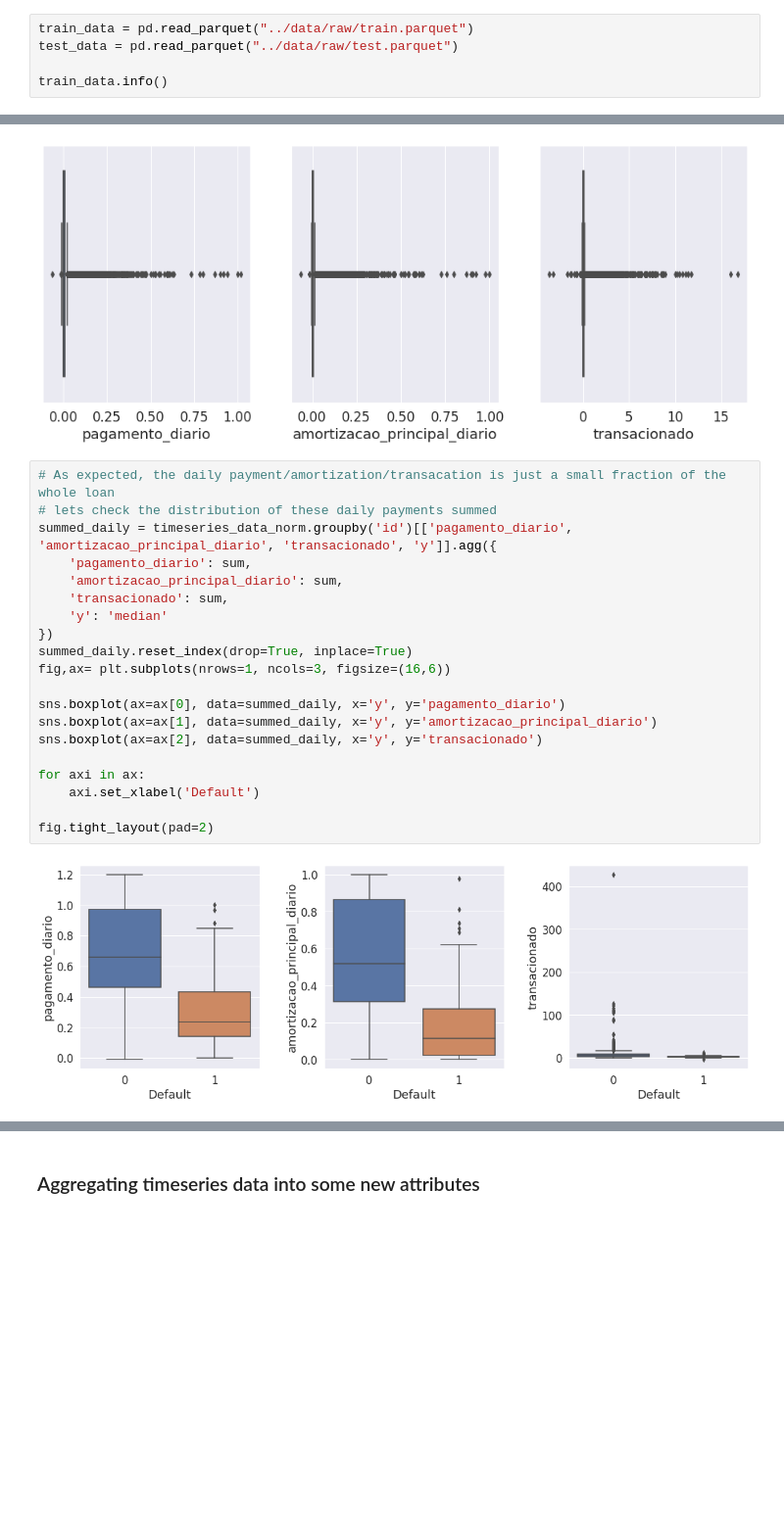
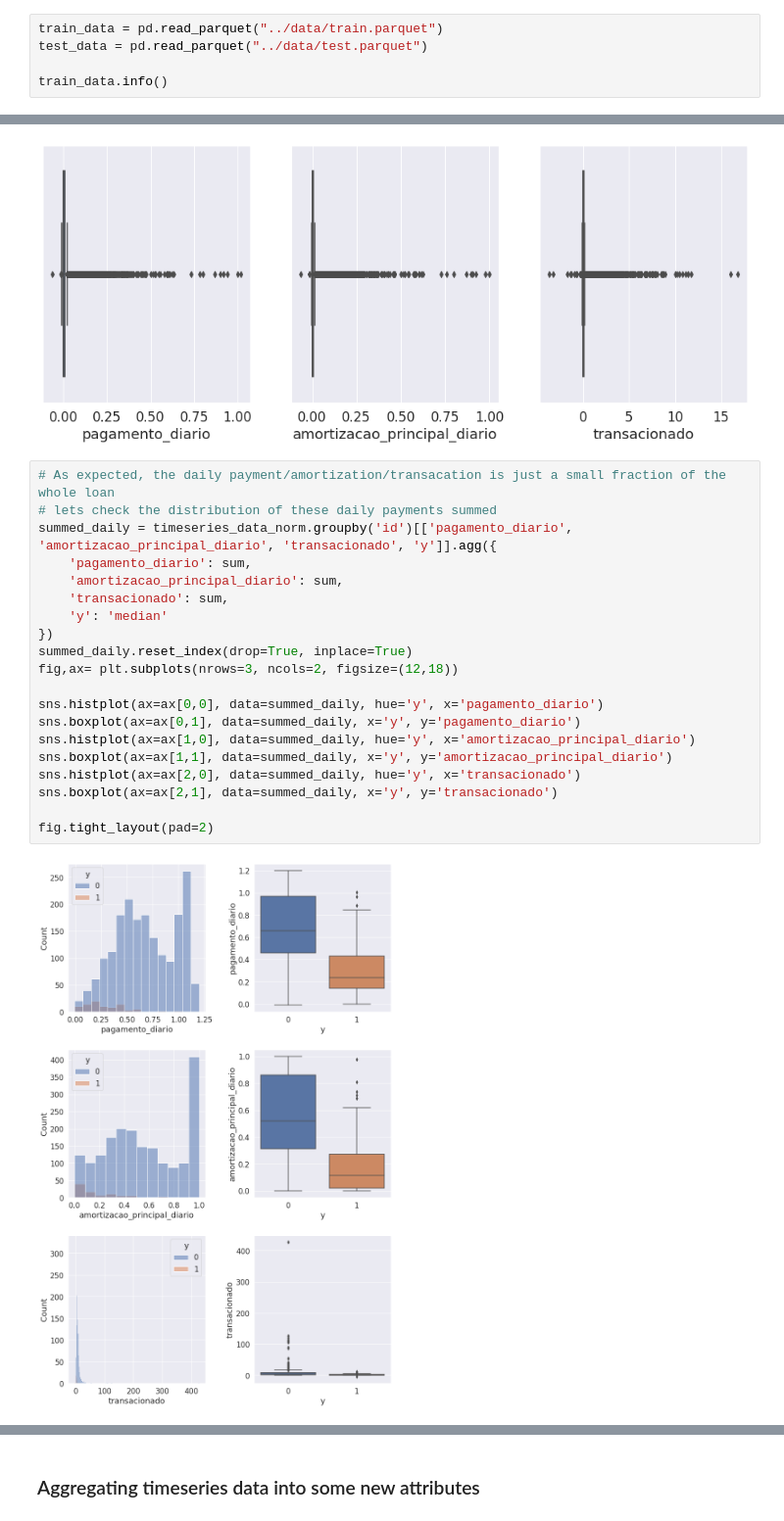
Before and after one commit to rmcferrao/stone-data-challenge, a Jupyter notebook: notebooks/01_exploratory.ipynb, the cells around one changed output, grey strips where cells are left out. Shown at 98% size. Saved outputs shown, nothing was run; the diff lists cells and outputs as text; blank space fills up the shorter version.

Commit message:
add binning graphs

```diff
--- a/notebooks/01_exploratory.ipynb
+++ b/notebooks/01_exploratory.ipynb
@@ -28,8 +26,8 @@ warnings.filterwarnings('ignore')
 # %% [markdown]
 ## Reading trainning data
 # %%
-train_data = pd.read_parquet("../data/raw/train.parquet")
-test_data = pd.read_parquet("../data/raw/test.parquet")
+train_data = pd.read_parquet("../data/train.parquet")
+test_data = pd.read_parquet("../data/test.parquet")
 
 train_data.info()
 # %% [output]
@@ -778,22 +776,22 @@ sns.boxplot(ax=ax[2], data=timeseries_data_norm, x='transacionado')
 # %%
 # As expected, the daily payment/amortization/transacation is just a small fraction of the whole loan
 # lets check the distribution of these daily payments summed
 summed_daily = timeseries_data_norm.groupby('id')[['pagamento_diario', 'amortizacao_principal_diario', 'transacionado', 'y']].agg({
     'pagamento_diario': sum,
     'amortizacao_principal_diario': sum,
     'transacionado': sum,
     'y': 'median'
 })
 summed_daily.reset_index(drop=True, inplace=True)
-fig,ax= plt.subplots(nrows=1, ncols=3, figsize=(16,6))
+fig,ax= plt.subplots(nrows=3, ncols=2, figsize=(12,18))
 
-sns.boxplot(ax=ax[0], data=summed_daily, x='y', y='pagamento_diario')
-sns.boxplot(ax=ax[1], data=summed_daily, x='y', y='amortizacao_principal_diario')
-sns.boxplot(ax=ax[2], data=summed_daily, x='y', y='transacionado')
-
-for axi in ax:
-    axi.set_xlabel('Default')
+sns.histplot(ax=ax[0,0], data=summed_daily, hue='y', x='pagamento_diario')
+sns.boxplot(ax=ax[0,1], data=summed_daily, x='y', y='pagamento_diario')
+sns.histplot(ax=ax[1,0], data=summed_daily, hue='y', x='amortizacao_principal_diario')
+sns.boxplot(ax=ax[1,1], data=summed_daily, x='y', y='amortizacao_principal_diario')
+sns.histplot(ax=ax[2,0], data=summed_daily, hue='y', x='transacionado')
+sns.boxplot(ax=ax[2,1], data=summed_daily, x='y', y='transacionado')
 
 fig.tight_layout(pad=2)
 # %% [output]
-[figure, old version]
+[figure, new version]
```
Also changed, not shown: parts of 20 cells of this notebook.
